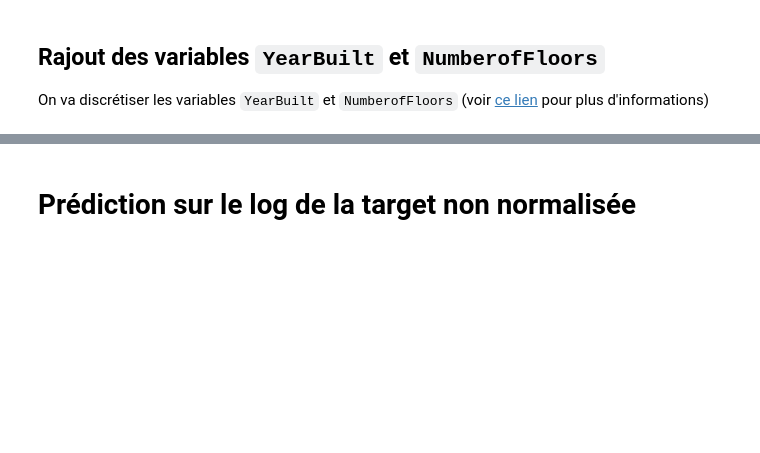
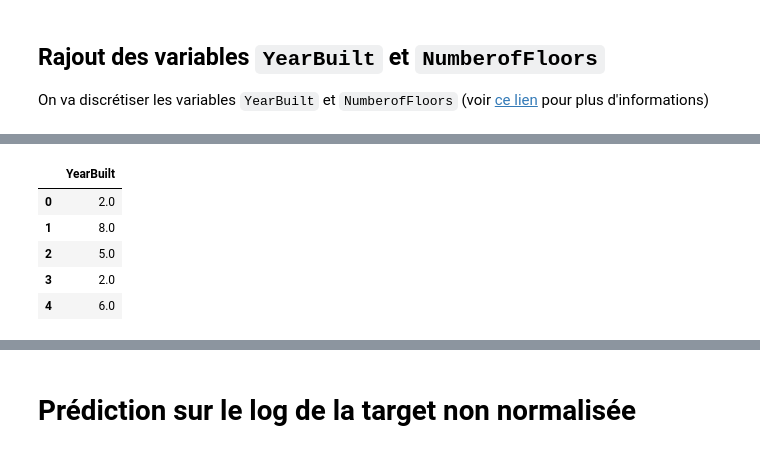
Before and after one commit to gabriel1628/Formation-Data-Scientist-OC, a Jupyter notebook: Projet 4 Anticipez les besoins en consommation de batiments/prediction_consommation_v2.ipynb, the cells around one changed output, grey strips where cells are left out. Saved outputs shown, nothing was run; the diff lists cells and outputs as text; code cells hidden in the pictures; blank space fills up the shorter version.

```diff
--- a/Projet 4 Anticipez les besoins en consommation de batiments/prediction_consommation_v2.ipynb
+++ b/Projet 4 Anticipez les besoins en consommation de batiments/prediction_consommation_v2.ipynb
@@ -309,0 +322,12 @@ On va discrétiser les variables `YearBuilt` et `NumberofFloors` (voir [ce lien]
+# %%
+nbins = 10
+est = KBinsDiscretizer(n_bins=nbins, encode='ordinal', strategy='quantile')
+X_transform = est.fit_transform(X_)
+X_transform.head()
+# %% [output]
+|  | YearBuilt |
+| 0 | 2.0 |
+| 1 | 8.0 |
+| 2 | 5.0 |
+| 3 | 2.0 |
+| 4 | 6.0 |
```
Also changed, not shown: parts of 8 cells of this notebook.
